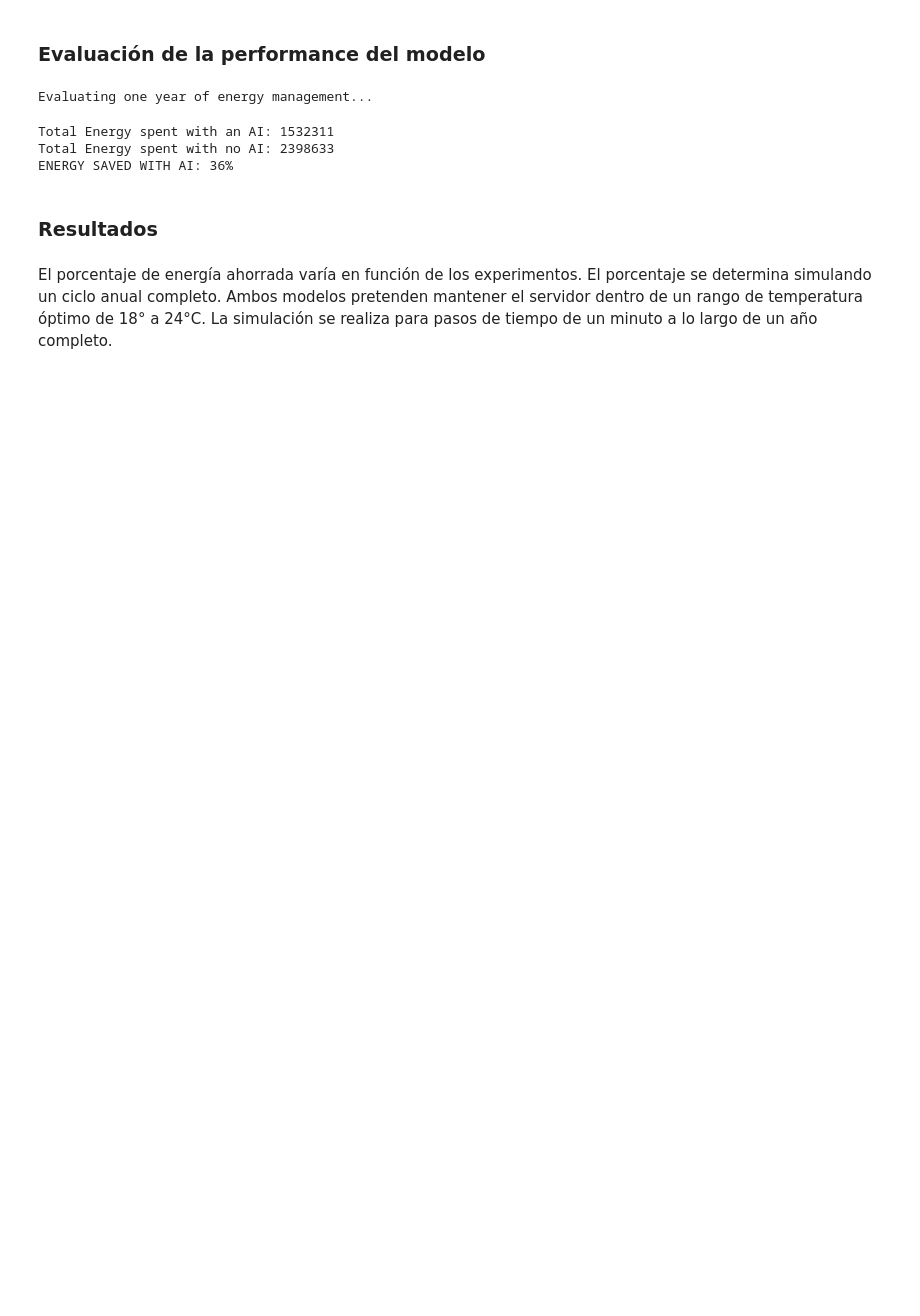
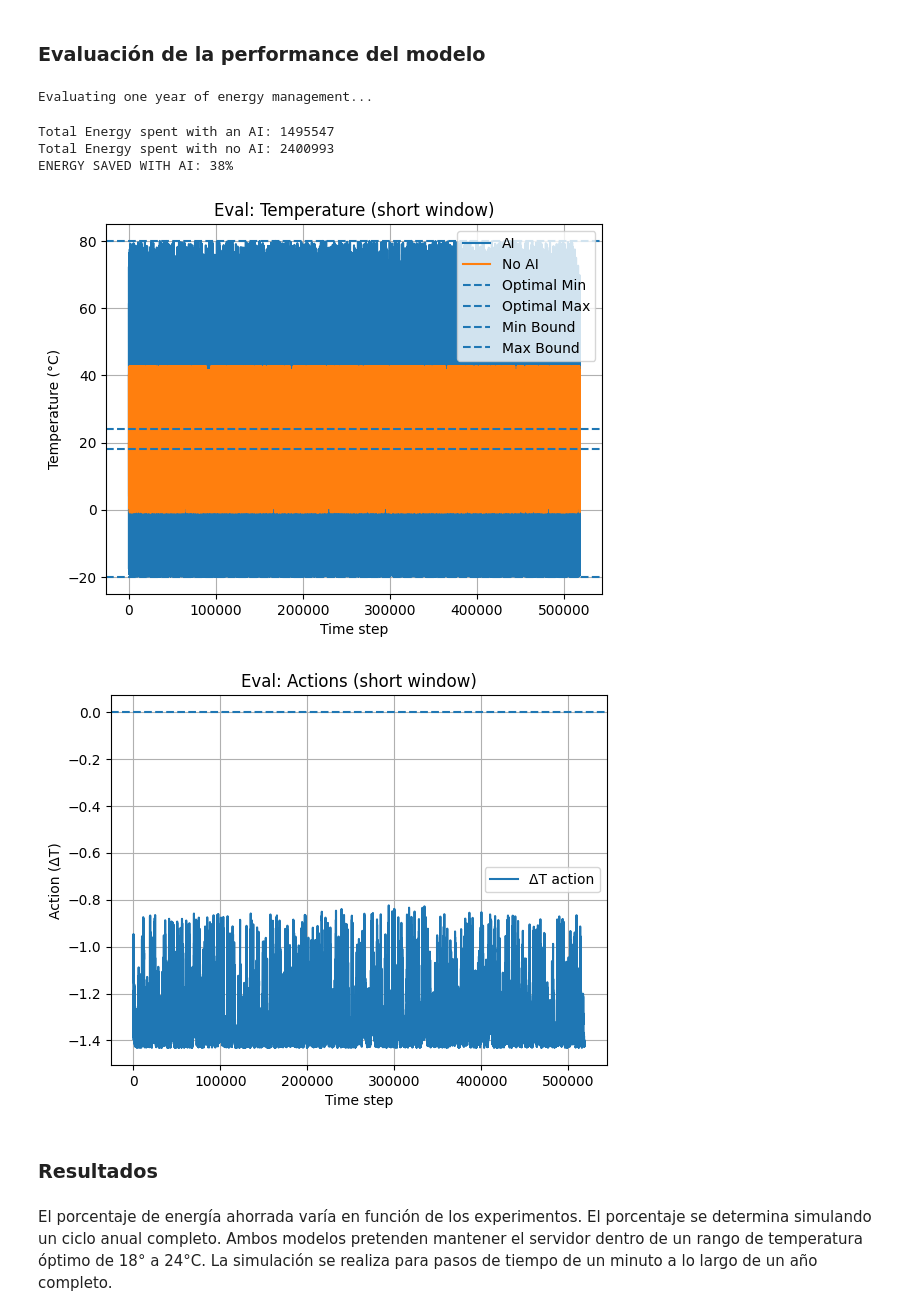
Before and after one commit to contepablod/ML-AI_Bourbaki, a Jupyter notebook: Semana4/DRL-PPO.ipynb, the cells around one changed output. Saved outputs shown, nothing was run; the diff lists cells and outputs as text; code cells hidden in the pictures; blank space fills up the shorter version.

```diff
--- a/Semana4/DRL-PPO.ipynb
+++ b/Semana4/DRL-PPO.ipynb
@@ -590,35 +697,45 @@ env = Environment(
     initial_month=0,
     initial_number_users=20,
     initial_rate_data=30,
+    max_delta=max_delta
 )
 
 
 # --- Load PPO model ---
-model = ActorCritic(state_dim, hidden_dim)
+model = ActorCritic(state_dim, hidden_dim, max_delta).to(device)
 state_dict = torch.load("./Data/model_ppo_continuous.pth", map_location=device)
 model.load_state_dict(state_dict)
 model.eval()
-model.to(device)
 
 # --- Evaluation Mode ---
 env.train = False
 state, _, _ = env.observe()
+
+temp_ai_log, temp_noai_log, action_log = [], [], []
 
 # --- Simulate 1 year (12 months * 30 days * 24 hours * 60 minutes) ---
 for timestep in tqdm(range(12 * 30 * 24 * 60)):
     month = int(timestep / (30 * 24 * 60))
 
     # Convert state to tensor
-    state_tensor = torch.tensor(state, dtype=torch.float32).to(device)
+    state_tensor = torch.tensor(state, dtype=torch.float32, device=device).unsqueeze(0)
+
 
     # Get action from policy (no gradient)
     with torch.no_grad():
-        dist, _ = model(state_tensor)
-        action = dist.mean.item()  # Use mean of distribution for deterministic policy
+        # dist, _ = model(state_tensor)
+        # action = dist.mean.item()  # Use mean of distribution for deterministic policy
+        base_mean = model.actor_mean(state_tensor)
+        action = torch.tanh(base_mean).item() * model.max_delta
 
     # Apply action directly (continuous control)
-    next_state, _, _ = env.update_env(action, month)
+    next_state, _, _ = env.step(action, month)
     state = next_state  # move to next state
+
+    # logs (clipped only for chart readability)
+    temp_ai_log.append(np.clip(env.temperature_ai, env.min_temperature, env.max_temperature))
+    temp_noai_log.append(np.clip(env.temperature_noai, env.min_temperature, env.max_temperature))
+    action_log.append(action)
 
 # --- Results ---
 print(f"Total Energy spent with an AI: {env.total_energy_ai:.0f}")
@@ -626,9 +743,38 @@ print(f"Total Energy spent with no AI: {env.total_energy_noai:.0f}")
 print(f"ENERGY SAVED WITH AI: {(env.total_energy_noai - env.total_energy_ai) / env.total_energy_noai * 100:.0f}%")
 # %% [output]
 Evaluating one year of energy management...
-Total Energy spent with an AI: 1532311
-Total Energy spent with no AI: 2398633
-ENERGY SAVED WITH AI: 36%
+Total Energy spent with an AI: 1495547
+Total Energy spent with no AI: 2400993
+ENERGY SAVED WITH AI: 38%
+# %%
+# --- Plot 1: Temperatures (short window) ---
+plt.figure()
+plt.plot(temp_ai_log, label="AI")
+plt.plot(temp_noai_log, label="No AI")
+plt.axhline(y=env.optimal_temperature[0], linestyle="--", label="Optimal Min")
+plt.axhline(y=env.optimal_temperature[1], linestyle="--", label="Optimal Max")
+plt.axhline(y=env.min_temperature, linestyle="--", label="Min Bound")
+plt.axhline(y=env.max_temperature, linestyle="--", label="Max Bound")
+plt.xlabel("Time step")
+plt.ylabel("Temperature (°C)")
+plt.title("Eval: Temperature (short window)")
+plt.legend()
+plt.grid(True)
+plt.show()
+
+# --- Plot 2: Actions (short window) ---
+plt.figure()
+plt.plot(action_log, label="ΔT action")
+plt.axhline(y=0.0, linestyle="--")
+plt.xlabel("Time step")
+plt.ylabel("Action (ΔT)")
+plt.title("Eval: Actions (short window)")
+plt.legend()
+plt.grid(True)
+plt.show()
+# %% [output]
+[figure, added]
+[figure, added]
 # %% [markdown]
 ### Resultados
 # %% [markdown]
```
Also changed, not shown: parts of 22 cells of this notebook, 3 other files.
